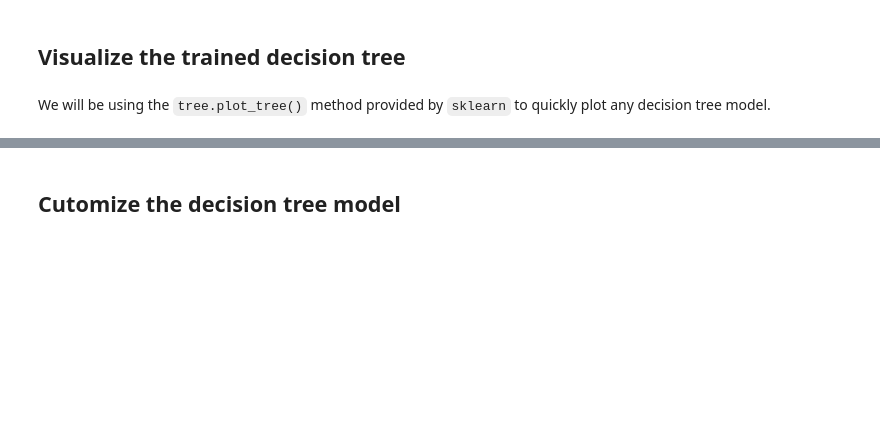
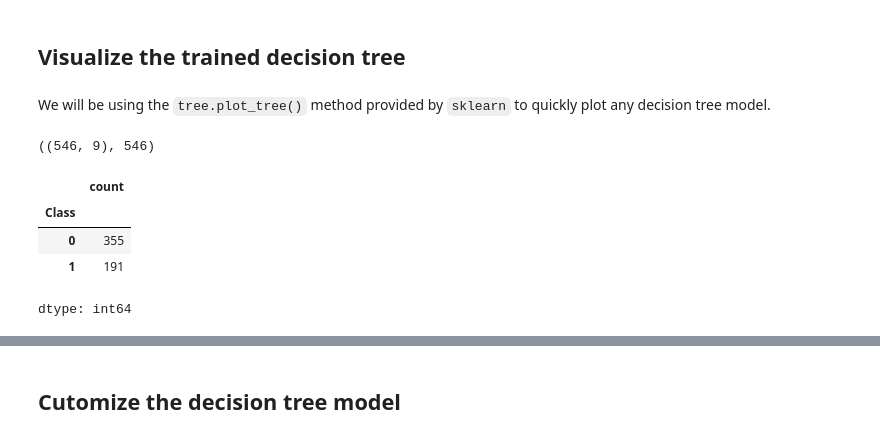
Before and after one commit to MassGH2023/Supervised-Machine-Learning-Classification, a Jupyter notebook: lab_jupyter_decisiontree_v2.ipynb, the cells around one changed output, grey strips where cells are left out. Drawn from its saved outputs; the diff is of its cells as text; code cells hidden in the pictures; blank space fills up the shorter version.

```diff
--- a/lab_jupyter_decisiontree_v2.ipynb
+++ b/lab_jupyter_decisiontree_v2.ipynb
@@ -121,3 +127,15 @@ def plot_decision_tree(model, feature_names):
     plt.show()
 # %%
 feature_names = X.columns.values
+# %%
+X_train.shape, len(y_train)
+# %% [output]
+((546, 9), 546)
+# %%
+y_train.value_counts()
+# %% [output]
+|  | count |
+| Class |  |
+| 0 | 355 |
+| 1 | 191 |
+dtype: int64
```
Also changed, not shown: parts of 28 cells of this notebook.
